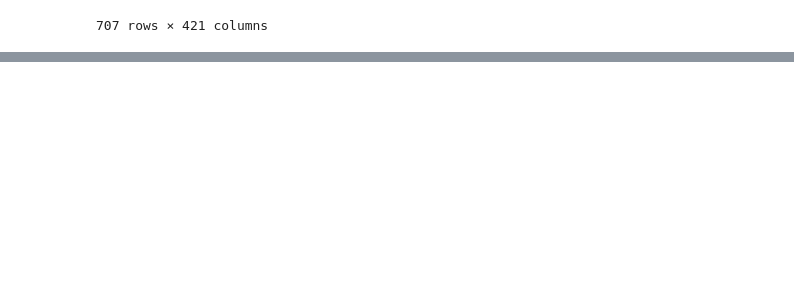
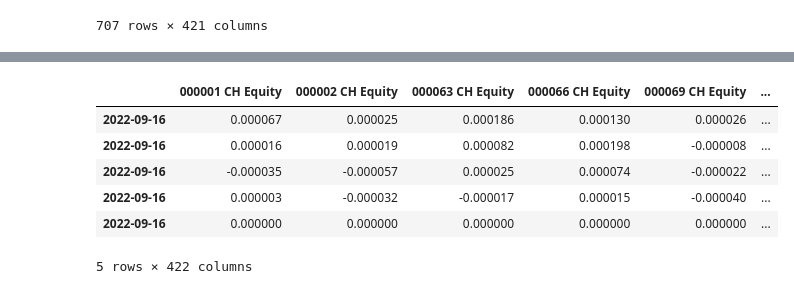
Before and after one commit to jxwng/index-optimizer, a Jupyter notebook: example.ipynb, the cells around one changed output, grey strips where cells are left out. Cells and saved outputs as stored; diff of their text form; code cells hidden in the pictures; blank space fills up the shorter version.

```diff
--- a/example.ipynb
+++ b/example.ipynb
@@ -55,0 +107,13 @@ ir_policy = IndexRebalOpt(alpha, [gamma_risk * risk_model, gamma_trade * tcost_m
+# %%
+# build risk model
+gamma_risk = 5.0
+risk_model = HistCovRiskModel(returns, 250 * 5)  # "past 5 years daily data to calculate Cov matrix"
+display(risk_model.Sigma.tail())
+# %% [output]
+|  | 000001 CH Equity | 000002 CH Equity | 000063 CH Equity | 000066 CH Equity | 000069 CH Equity | ... |
+| 2022-09-16 | 0.000067 | 0.000025 | 0.000186 | 0.000130 | 0.000026 | ... |
+| 2022-09-16 | 0.000016 | 0.000019 | 0.000082 | 0.000198 | -0.000008 | ... |
+| 2022-09-16 | -0.000035 | -0.000057 | 0.000025 | 0.000074 | -0.000022 | ... |
+| 2022-09-16 | 0.000003 | -0.000032 | -0.000017 | 0.000015 | -0.000040 | ... |
+| 2022-09-16 | 0.000000 | 0.000000 | 0.000000 | 0.000000 | 0.000000 | ... |
+5 rows × 422 columns
```
Also changed, not shown: parts of 19 cells of this notebook, 7 other files.
